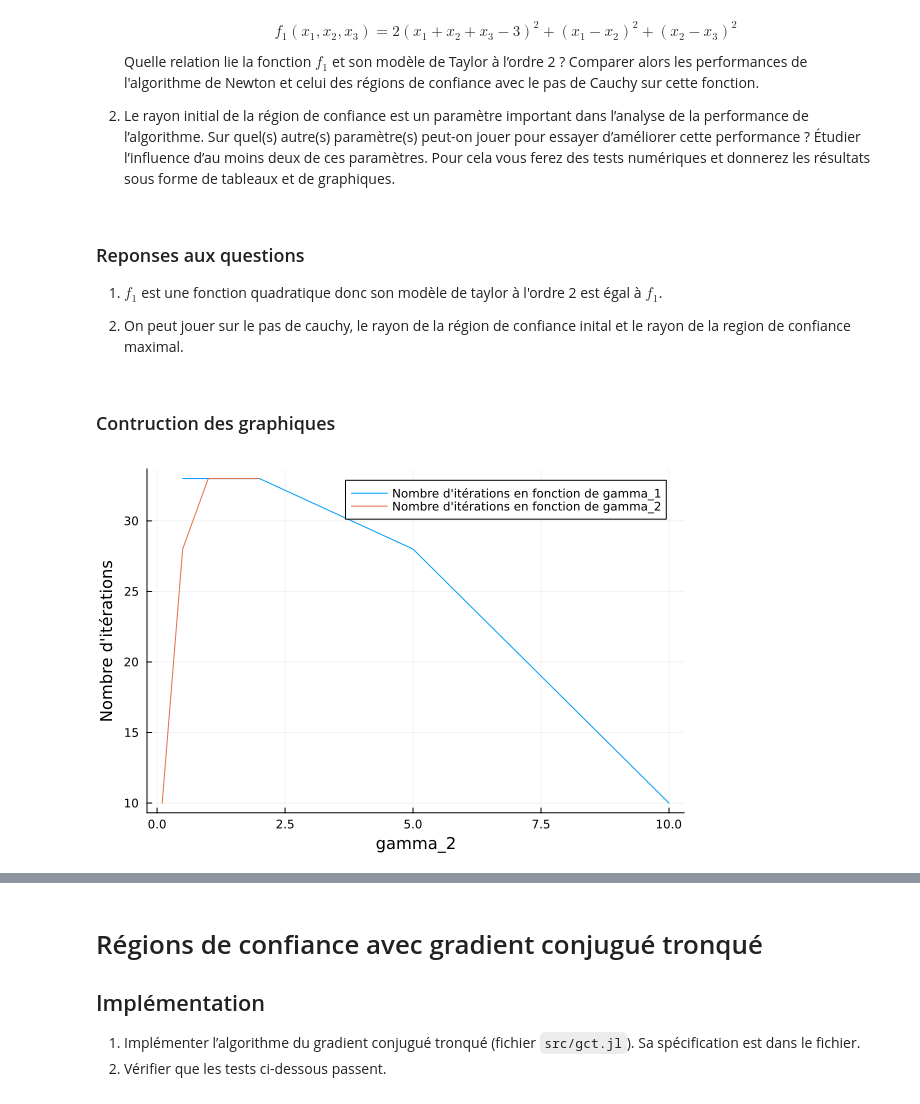
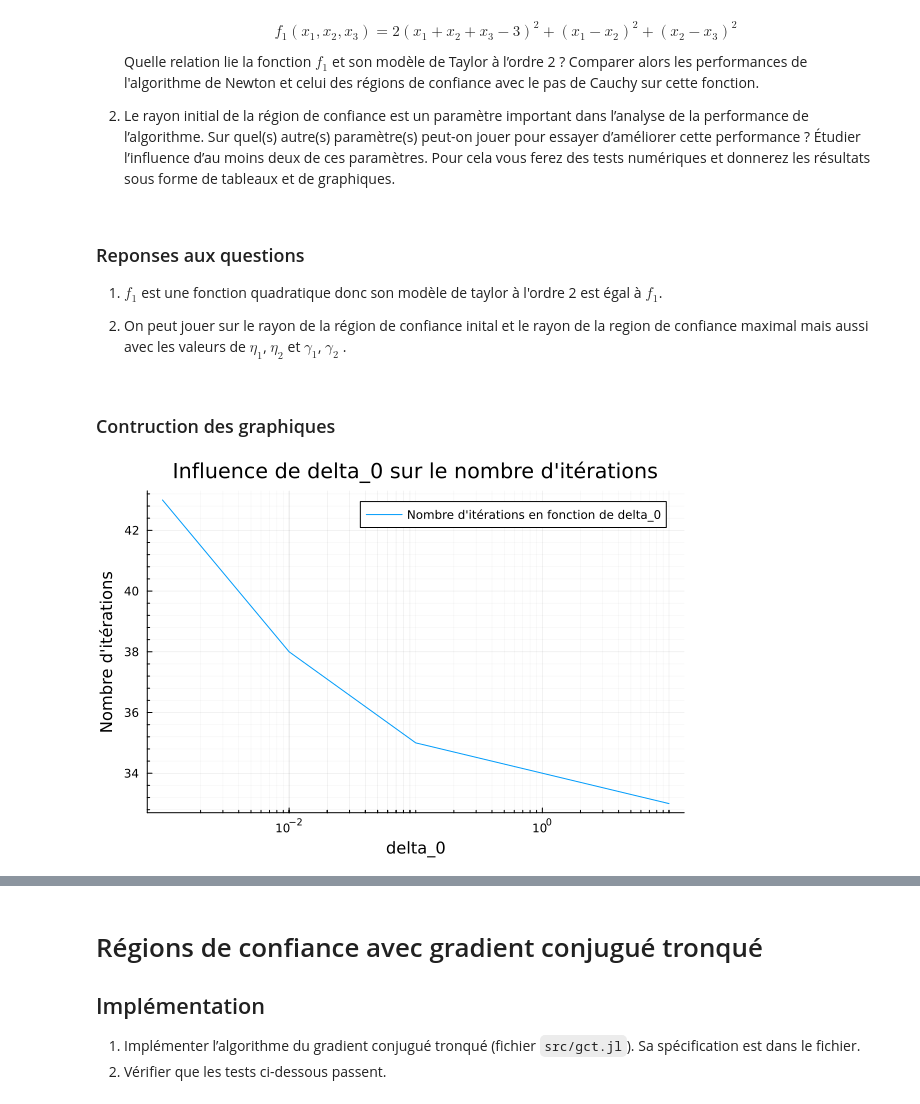
Before and after one commit to XNxa/Projet-Opti, a Jupyter notebook: notebooks/regions_de_confiance.ipynb, the cells around one changed output, grey strips where cells are left out. Saved outputs shown, nothing was run; the diff lists cells and outputs as text; code cells hidden in the pictures.

```diff
--- a/notebooks/regions_de_confiance.ipynb
+++ b/notebooks/regions_de_confiance.ipynb
@@ -69,44 +56,33 @@ ces paramètres. Pour cela vous ferez des tests numériques et donnerez les rés
 
 1. $f_1$ est une fonction quadratique donc son modèle de taylor à l'ordre 2 est égal à $f_1$.
 
-2. On peut jouer sur le pas de cauchy, le rayon de la région de confiance inital et le rayon de la region de confiance maximal.
+2. On peut jouer sur le rayon de la région de confiance inital et le rayon de la region de confiance maximal mais aussi avec les valeurs de $\eta_1$, $\eta_2$ et $\gamma_1$, $\gamma_2$ .
 # %% [markdown]
 ### Contruction des graphiques
 # %%
 using Plots
 
 # exprerimentations numériques
+
 include("../src/Regions_De_Confiance.jl")
 include("../test/fonctions_de_tests.jl")
 
 f1 = fct1
 grad_f1 = grad_fct1
 Hess_f1 = hess_fct1
 x0_f1 = [1; 0; 0]
 
 
 # Influence de delta_0 sur le nombre d'itérations
 
 delta_0 = [10, 1.0, 0.1, 0.01, 0.001]
 nbs_iters = []
 for i in delta_0
     x_sol, f_sol, flag, nb_iters, _ = regions_de_confiance(f1, grad_f1, Hess_f1, x0_f1, Δ0=i, algo_pas="cauchy")
     push!(nbs_iters, nb_iters)
 end
 
 plot(delta_0, nbs_iters, xscale=:log10, minorgrid=true, xlabel="delta_0", ylabel="Nombre d'itérations", label="Nombre d'itérations en fonction de delta_0")
-
-# Influence de γ1 et γ2 sur le nombre d'itérations
-
-gamma_1 = [0.5, 1, 2, 5, 10]
-gamma_2 = [2, 1.5, 1, 0.5, 0.1]
-nbs_iters = []
-for i in 1:length(gamma_1)
-    x_sol, f_sol, flag, nb_iters, _ = regions_de_confiance(f1, grad_f1, Hess_f1, x0_f1, γ1=gamma_1[i], γ2=gamma_2[i], algo_pas="cauchy")
-    push!(nbs_iters, nb_iters)
-end
-
-plot(gamma_1, nbs_iters, xlabel="gamma_1", ylabel="Nombre d'itérations", label="Nombre d'itérations en fonction de gamma_1")
-plot!(gamma_2, nbs_iters, xlabel="gamma_2", ylabel="Nombre d'itérations", label="Nombre d'itérations en fonction de gamma_2")
+title!("Influence de delta_0 sur le nombre d'itérations")
 # %% [output]
-[figure, old version]
+[figure, new version]
```
Also changed, not shown: parts of 12 cells of this notebook, 5 other files.
